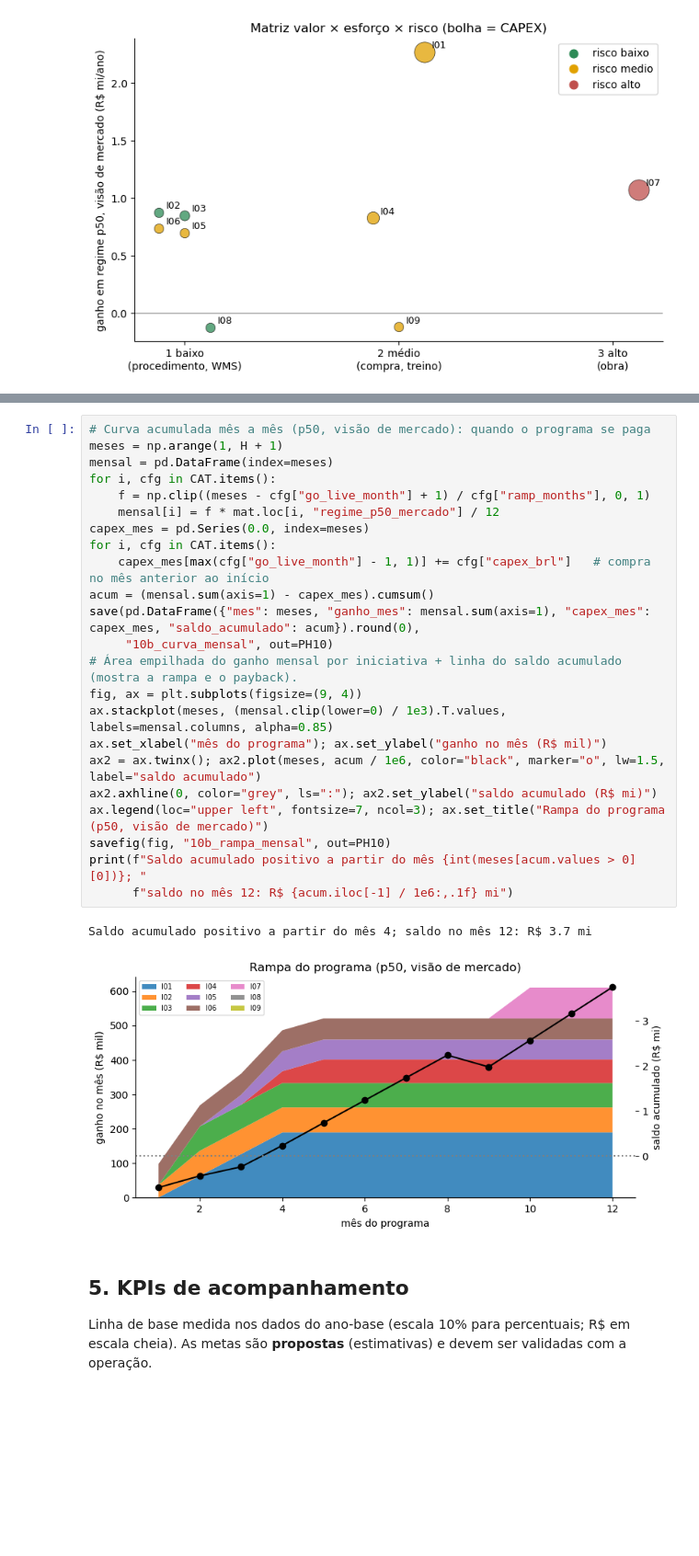
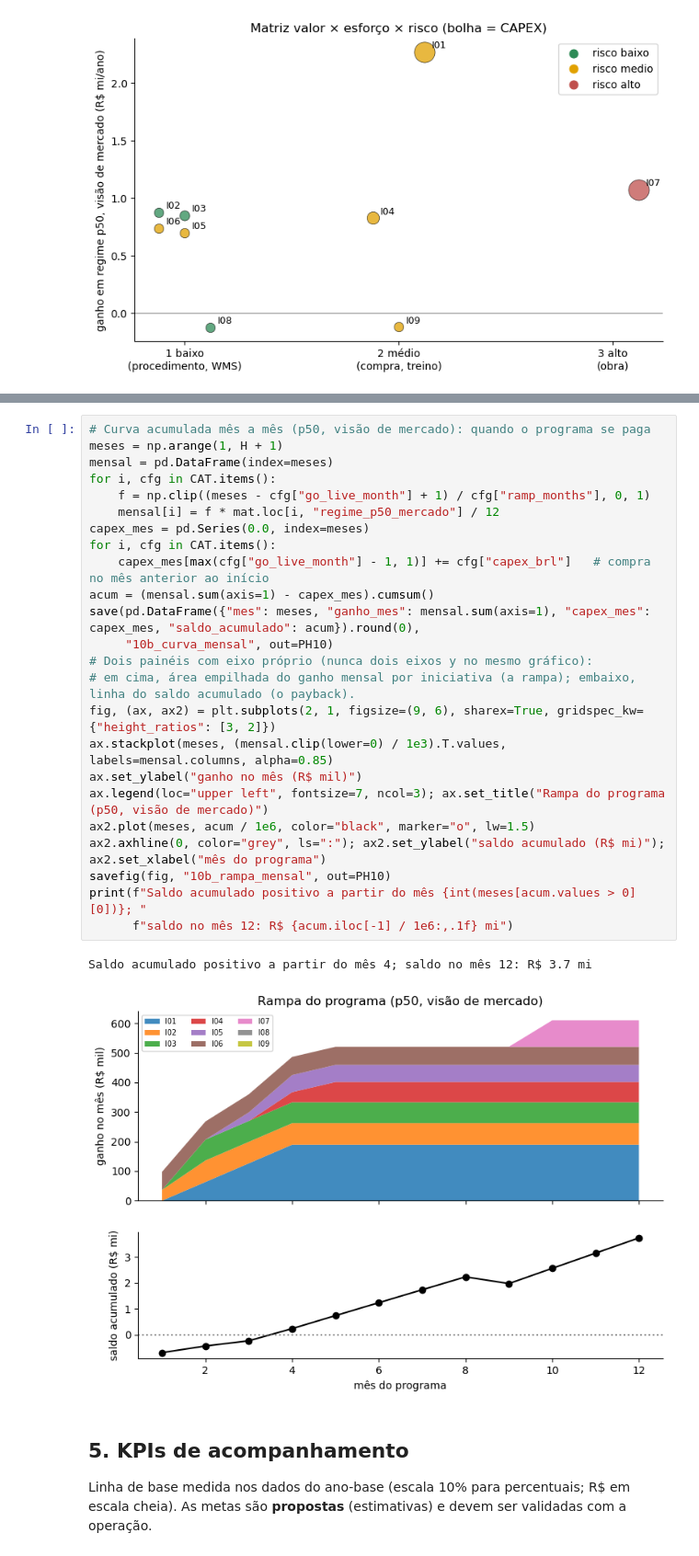
Before and after one commit to Mazeik/multi-temperature-dc-simulation, a Jupyter notebook: notebooks/10b_monte_carlo_roadmap.ipynb, the cells around one changed output, grey strips where cells are left out. Shown at 92% size. Saved outputs shown, nothing was run; the diff lists cells and outputs as text; blank space fills up the shorter version.

```diff
--- a/notebooks/10b_monte_carlo_roadmap.ipynb
+++ b/notebooks/10b_monte_carlo_roadmap.ipynb
@@ -228,29 +228,30 @@ mat.assign(**{c: mat[c] / 1e3 for c in ["capex", "regime_p50_mercado", "regime_p
 # %%
 # Curva acumulada mês a mês (p50, visão de mercado): quando o programa se paga
 meses = np.arange(1, H + 1)
 mensal = pd.DataFrame(index=meses)
 for i, cfg in CAT.items():
     f = np.clip((meses - cfg["go_live_month"] + 1) / cfg["ramp_months"], 0, 1)
     mensal[i] = f * mat.loc[i, "regime_p50_mercado"] / 12
 capex_mes = pd.Series(0.0, index=meses)
 for i, cfg in CAT.items():
     capex_mes[max(cfg["go_live_month"] - 1, 1)] += cfg["capex_brl"]   # compra no mês anterior ao início
 acum = (mensal.sum(axis=1) - capex_mes).cumsum()
 save(pd.DataFrame({"mes": meses, "ganho_mes": mensal.sum(axis=1), "capex_mes": capex_mes, "saldo_acumulado": acum}).round(0),
      "10b_curva_mensal", out=PH10)
-# Área empilhada do ganho mensal por iniciativa + linha do saldo acumulado (mostra a rampa e o payback).
-fig, ax = plt.subplots(figsize=(9, 4))
+# Dois painéis com eixo próprio (nunca dois eixos y no mesmo gráfico):
+# em cima, área empilhada do ganho mensal por iniciativa (a rampa); embaixo, linha do saldo acumulado (o payback).
+fig, (ax, ax2) = plt.subplots(2, 1, figsize=(9, 6), sharex=True, gridspec_kw={"height_ratios": [3, 2]})
 ax.stackplot(meses, (mensal.clip(lower=0) / 1e3).T.values, labels=mensal.columns, alpha=0.85)
-ax.set_xlabel("mês do programa"); ax.set_ylabel("ganho no mês (R$ mil)")
-ax2 = ax.twinx(); ax2.plot(meses, acum / 1e6, color="black", marker="o", lw=1.5, label="saldo acumulado")
-ax2.axhline(0, color="grey", ls=":"); ax2.set_ylabel("saldo acumulado (R$ mi)")
+ax.set_ylabel("ganho no mês (R$ mil)")
 ax.legend(loc="upper left", fontsize=7, ncol=3); ax.set_title("Rampa do programa (p50, visão de mercado)")
+ax2.plot(meses, acum / 1e6, color="black", marker="o", lw=1.5)
+ax2.axhline(0, color="grey", ls=":"); ax2.set_ylabel("saldo acumulado (R$ mi)"); ax2.set_xlabel("mês do programa")
 savefig(fig, "10b_rampa_mensal", out=PH10)
 print(f"Saldo acumulado positivo a partir do mês {int(meses[acum.values > 0][0])}; "
       f"saldo no mês 12: R$ {acum.iloc[-1] / 1e6:,.1f} mi")
 # %% [output]
 Saldo acumulado positivo a partir do mês 4; saldo no mês 12: R$ 3.7 mi
-[figure, old version]
+[figure, new version]
 # %% [markdown]
 ## 5. KPIs de acompanhamento
 Linha de base medida nos dados do ano-base (escala 10% para percentuais; R$ em escala cheia). As metas são
```
Also changed, not shown: 11 other files.
